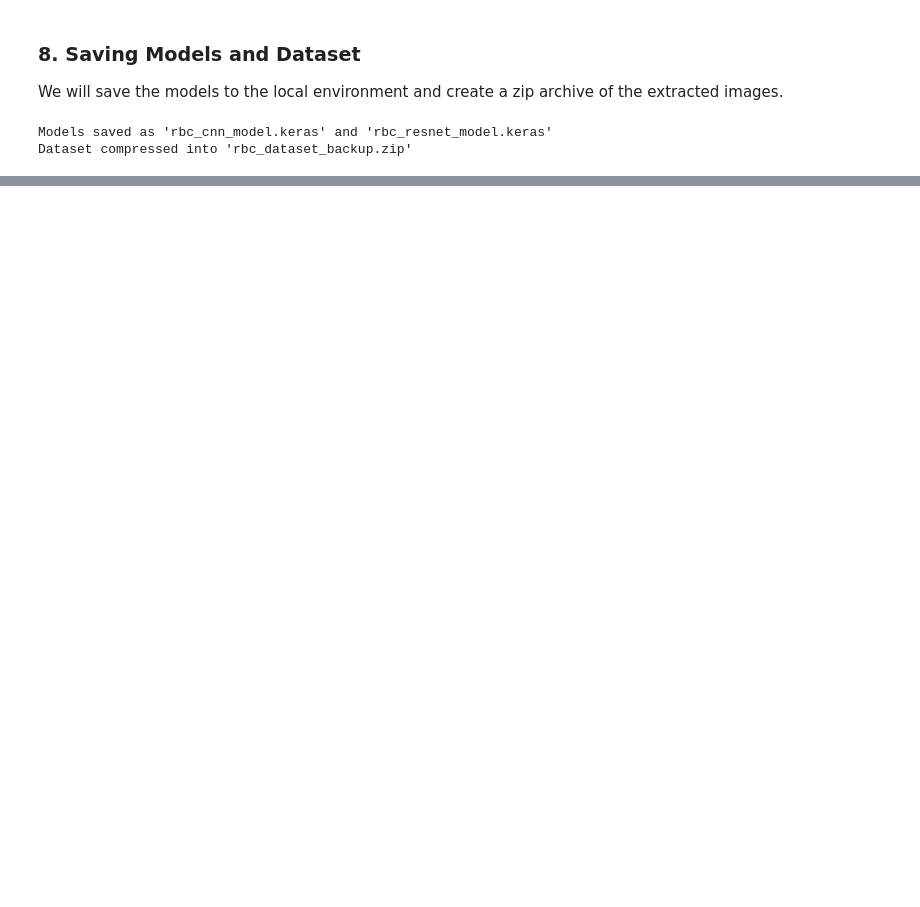
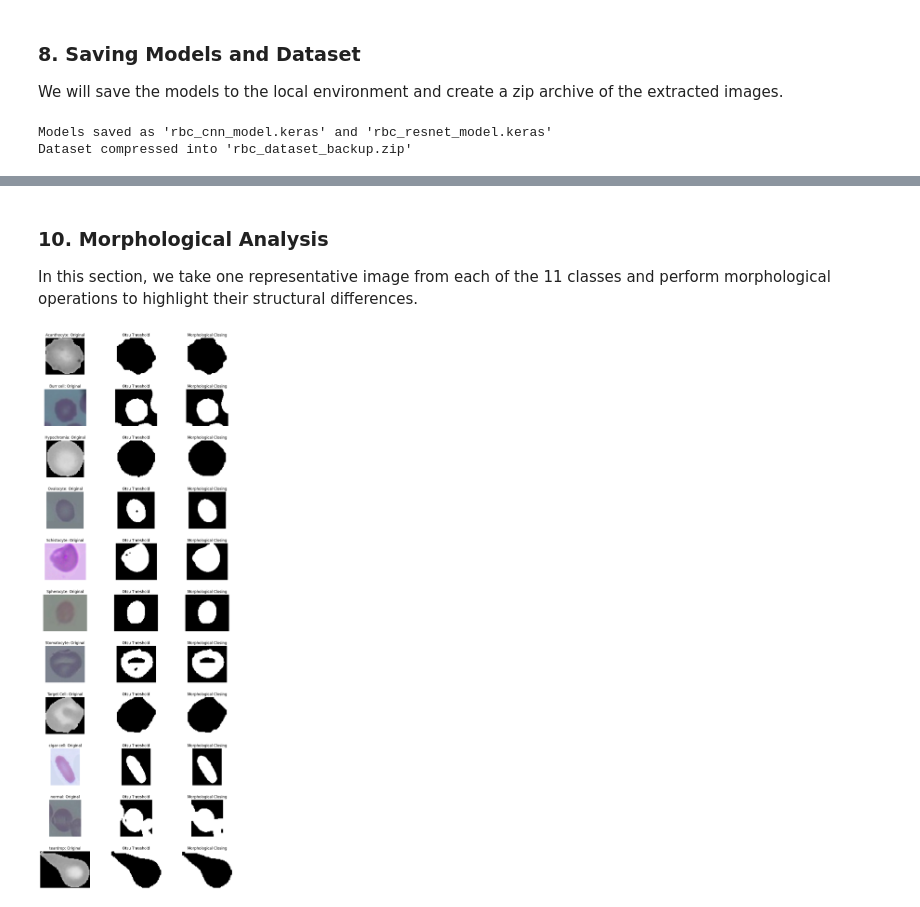
Before and after one commit to indu00729/BloodCell, a Jupyter notebook: RBC_CLASSIFICATION.ipynb, the cells around one changed output, grey strips where cells are left out. Cells and saved outputs as stored; diff of their text form; code cells hidden in the pictures; blank space fills up the shorter version.

```diff
--- a/RBC_CLASSIFICATION.ipynb
+++ b/RBC_CLASSIFICATION.ipynb
@@ -345,15 +369,14 @@ Model: "sequential_1"
  Trainable params: 527,371 (2.01 MB)
  Non-trainable params: 23,587,712 (89.98 MB)
 # %%
-RESNET_EPOCHS = 3
-RESNET_STEPS = 50
+RESNET_EPOCHS = 10
+RESNET_STEPS = 200
 
 history_resnet = resnet_model.fit(
     train_ds,
     validation_data=val_ds,
     epochs=RESNET_EPOCHS,
-    steps_per_epoch=RESNET_STEPS,
-    validation_steps=20
+    steps_per_epoch=RESNET_STEPS
 )
 
 # Evaluate ResNet on test set
@@ -456,0 +630,52 @@ Dataset compressed into 'rbc_dataset_backup.zip'
+# %% [markdown]
+### 10. Morphological Analysis
+In this section, we take one representative image from each of the 11 classes and perform morphological operations to highlight their structural differences.
+# %%
+import cv2
+import numpy as np
+import matplotlib.pyplot as plt
+import os
+
+# Prepare the classes and find one sample image per class
+samples_dir = '/content/extracted_images/RBC/train'
+classes = sorted([d for d in os.listdir(samples_dir) if os.path.isdir(os.path.join(samples_dir, d))])
+
+fig, axes = plt.subplots(len(classes), 3, figsize=(12, len(classes) * 3))
+plt.subplots_adjust(hspace=0.4)
+
+for i, cls in enumerate(classes):
+    cls_path = os.path.join(samples_dir, cls)
+    img_name = os.listdir(cls_path)[0]
+    img_path = os.path.join(cls_path, img_name)
+
+    # 1. Load Original
+    img = cv2.imread(img_path)
+    img_rgb = cv2.cvtColor(img, cv2.COLOR_BGR2RGB)
+
+    # 2. Pre-processing for Morphology
+    gray = cv2.cvtColor(img, cv2.COLOR_BGR2GRAY)
+    # Apply Gaussian blur to reduce noise
+    blurred = cv2.GaussianBlur(gray, (5, 5), 0)
+    # Global thresholding (Otsu's method)
+    _, thresh = cv2.threshold(blurred, 0, 255, cv2.THRESH_BINARY_INV + cv2.THRESH_OTSU)
+
+    # 3. Morphological Operations (Closing to fill small holes)
+    kernel = np.ones((5, 5), np.uint8)
+    morph = cv2.morphologyEx(thresh, cv2.MORPH_CLOSE, kernel)
+
+    # Plotting
+    axes[i, 0].imshow(img_rgb)
+    axes[i, 0].set_title(f"{cls}: Original")
+    axes[i, 0].axis('off')
+
+    axes[i, 1].imshow(thresh, cmap='gray')
+    axes[i, 1].set_title("Otsu Threshold")
+    axes[i, 1].axis('off')
+
+    axes[i, 2].imshow(morph, cmap='gray')
+    axes[i, 2].set_title("Morphological Closing")
+    axes[i, 2].axis('off')
+
+plt.show()
+# %% [output]
+[figure, added]
```
Also changed, not shown: parts of 18 cells of this notebook.
